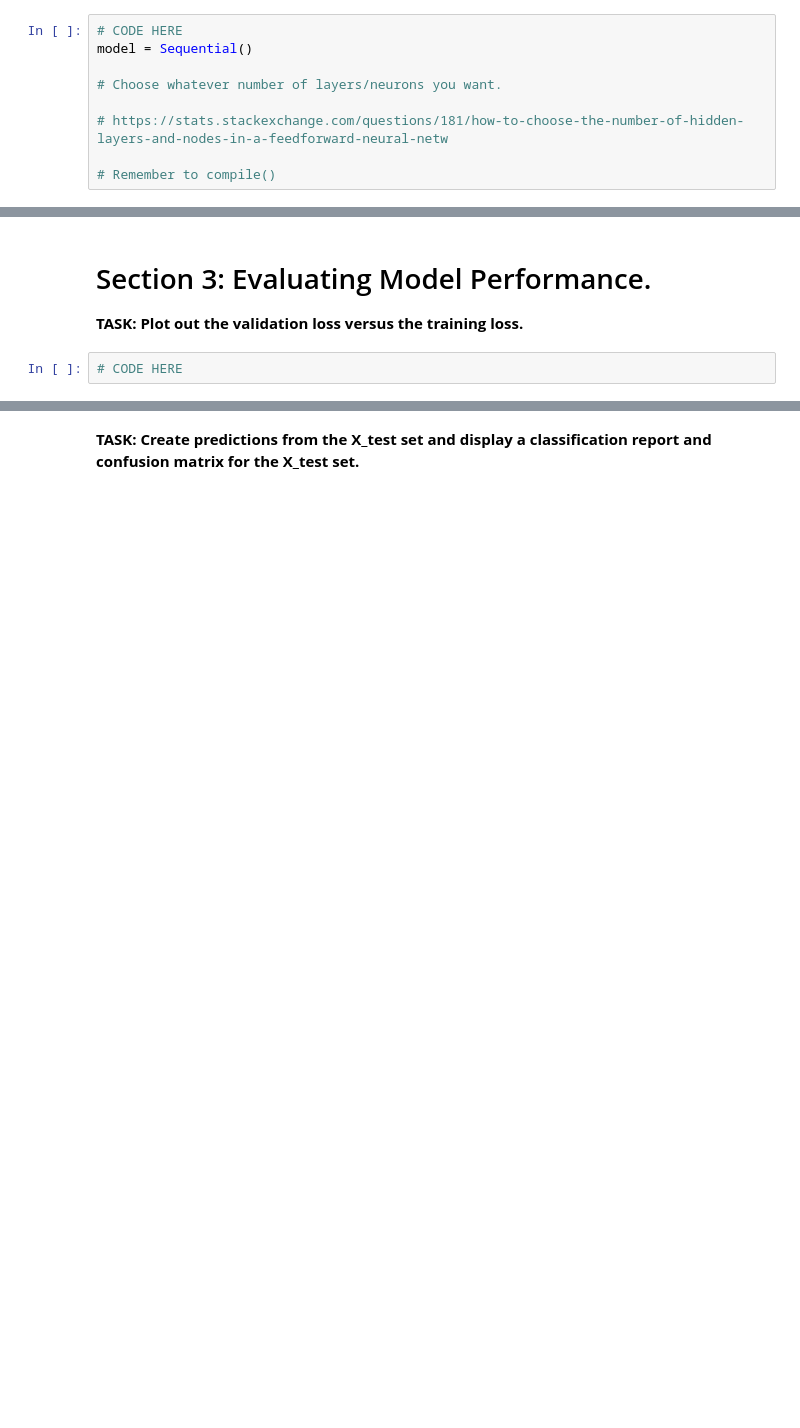
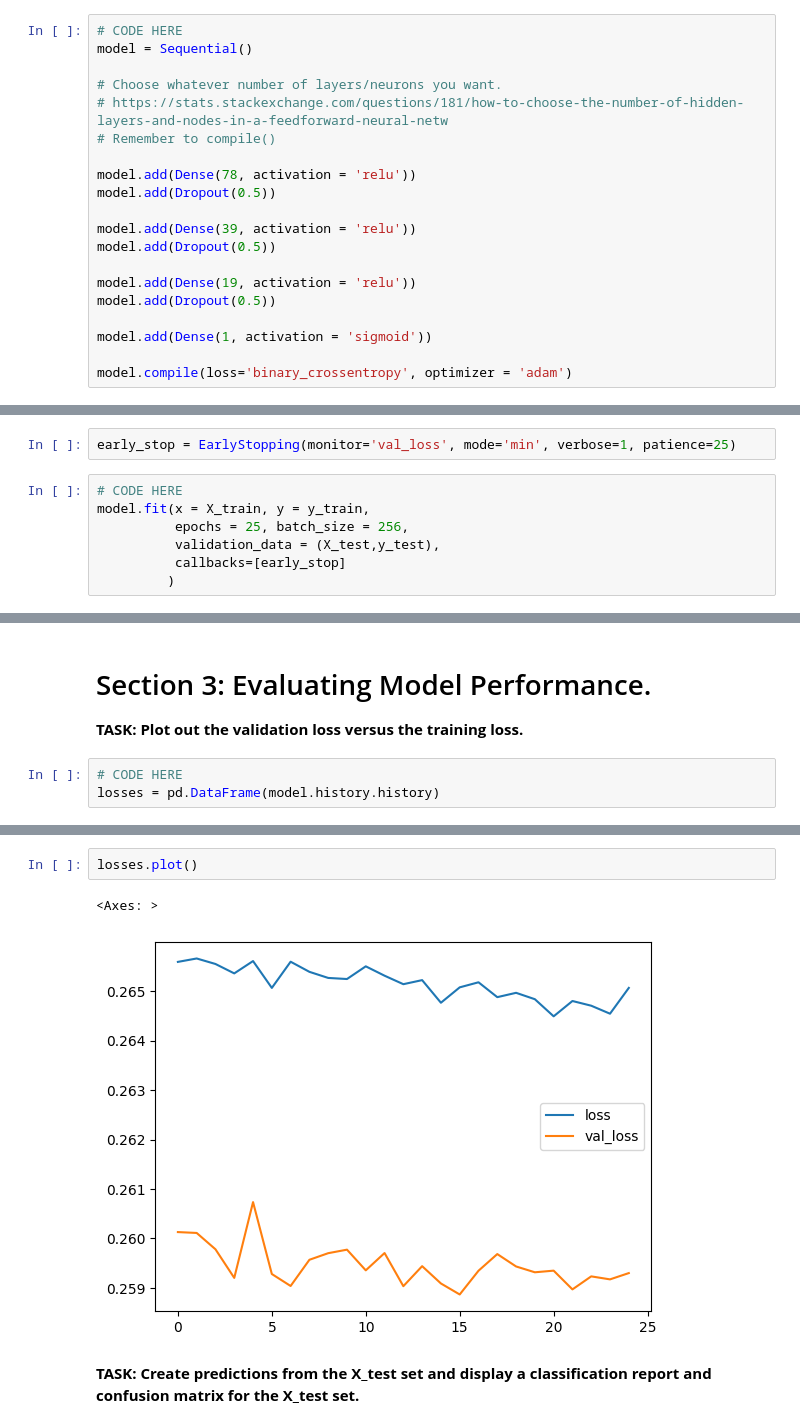
Before and after one commit to soheilsolhjoo/practices-courses, a Jupyter notebook: Keras-TensorFlow/03-Keras-Project-Exercise.ipynb, the cells around one changed output, grey strips where cells are left out. Cells and saved outputs as stored; diff of their text form; blank space fills up the shorter version.

```diff
--- a/Keras-TensorFlow/03-Keras-Project-Exercise.ipynb
+++ b/Keras-TensorFlow/03-Keras-Project-Exercise.ipynb
@@ -914,9 +1036,20 @@ from tensorflow.keras.layers import Dense,Dropout
 model = Sequential()
 
 # Choose whatever number of layers/neurons you want.
+# https://stats.stackexchange.com/questions/181/how-to-choose-the-number-of-hidden-layers-and-nodes-in-a-feedforward-neural-netw
+# Remember to compile()
 
-# https://stats.stackexchange.com/questions/181/how-to-choose-the-number-of-hidden-layers-and-nodes-in-a-feedforward-neural-netw
+model.add(Dense(78, activation = 'relu'))
+model.add(Dropout(0.5))
 
-# Remember to compile()
+model.add(Dense(39, activation = 'relu'))
+model.add(Dropout(0.5))
+
+model.add(Dense(19, activation = 'relu'))
+model.add(Dropout(0.5))
+
+model.add(Dense(1, activation = 'sigmoid'))
+
+model.compile(loss='binary_crossentropy', optimizer = 'adam')
 # %% [markdown]
 **TASK: Fit the model to the training data for at least 25 epochs. Also add in the validation data for later plotting. Optional: add in a batch_size of 256.**
@@ -944,0 +1056,9 @@ Epoch 25/25
+# %%
+early_stop = EarlyStopping(monitor='val_loss', mode='min', verbose=1, patience=25)
+# %%
+# CODE HERE
+model.fit(x = X_train, y = y_train,
+          epochs = 25, batch_size = 256,
+          validation_data = (X_test,y_test),
+          callbacks=[early_stop]
+         )
@@ -952,3 +1100,4 @@ Epoch 25/25
 **TASK: Plot out the validation loss versus the training loss.**
 # %%
 # CODE HERE
+losses = pd.DataFrame(model.history.history)
@@ -959,3 +1124,8 @@ Epoch 25/25
+# %%
+losses.plot()
+# %% [output]
+<Axes: >
+[figure, added]
 # %% [markdown]
 **TASK: Create predictions from the X_test set and display a classification report and confusion matrix for the X_test set.**
 # %%
```
Also changed, not shown: parts of 127 cells of this notebook, 2 other files.
